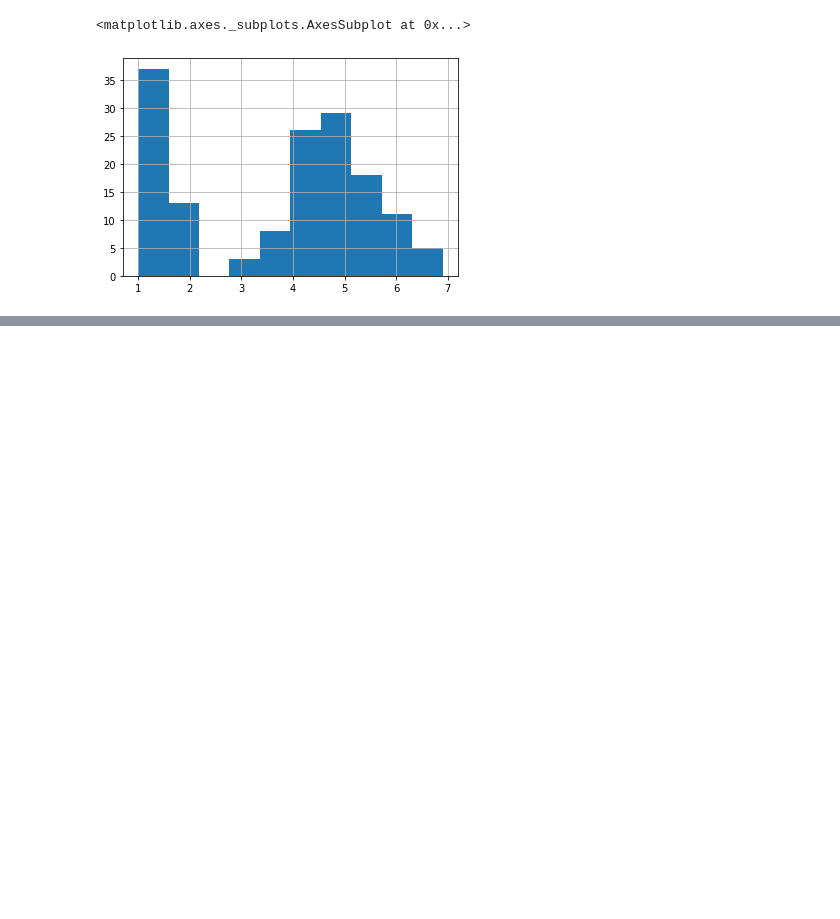
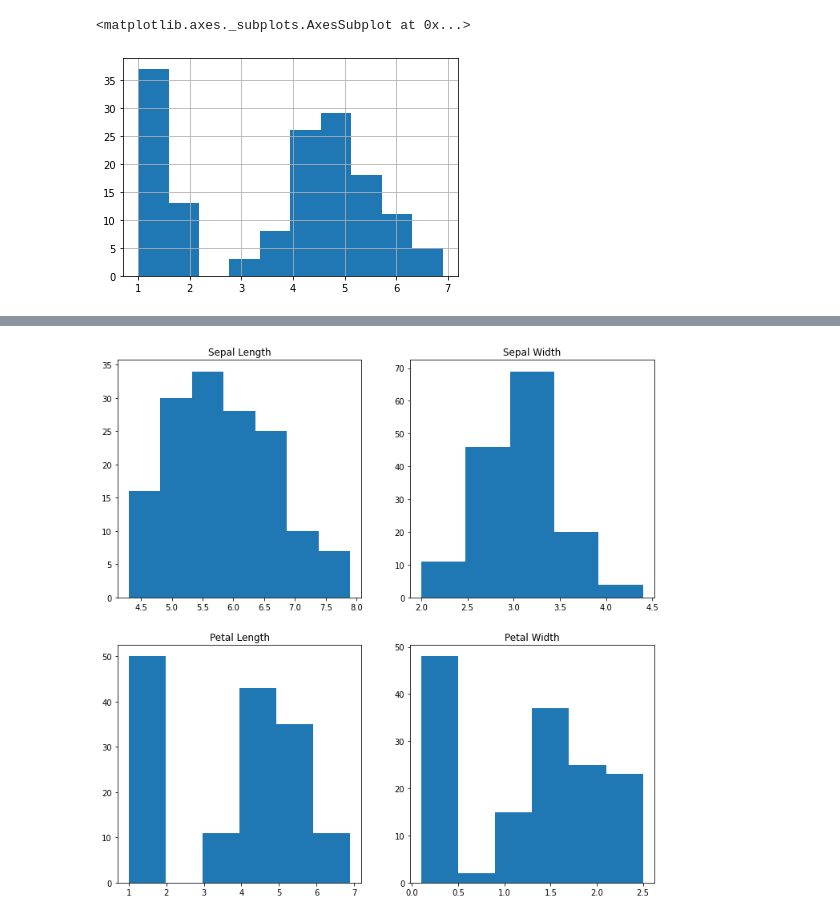
Before and after one commit to HerinePamela/Notebook, a Jupyter notebook: visualization.ipynb, the cells around one changed output, grey strips where cells are left out. Saved outputs shown, nothing was run; the diff lists cells and outputs as text; code cells hidden in the pictures; blank space fills up the shorter version.

```diff
--- a/visualization.ipynb
+++ b/visualization.ipynb
@@ -149,0 +184,16 @@ sample_ir['PetalLengthCm'].hist()
+# %%
+fig, axes = plt.subplots(2, 2, figsize=(12,12))
+
+axes[0,0].set_title("Sepal Length")
+axes[0,0].hist(sample_ir['SepalLengthCm'], bins=7)
+
+axes[0,1].set_title("Sepal Width")
+axes[0,1].hist(sample_ir['SepalWidthCm'], bins=5);
+
+axes[1,0].set_title("Petal Length")
+axes[1,0].hist(sample_ir['PetalLengthCm'], bins=6);
+
+axes[1,1].set_title("Petal Width")
+axes[1,1].hist(sample_ir['PetalWidthCm'], bins=6);
+# %% [output]
+[figure, added]
```
Also changed, not shown: parts of 13 cells of this notebook.
